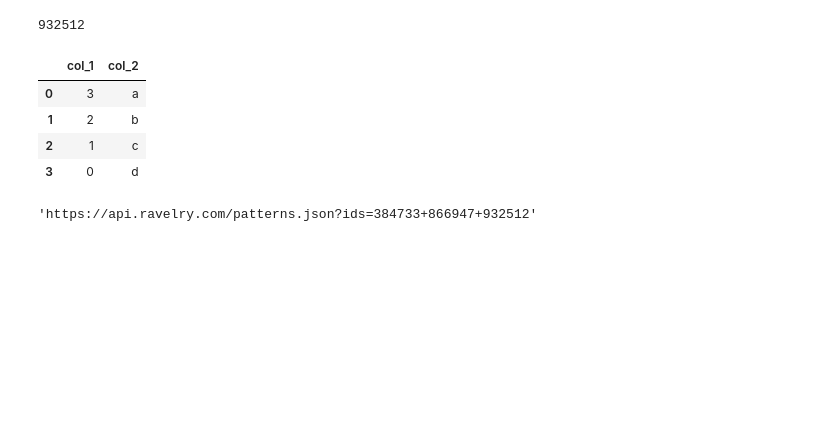
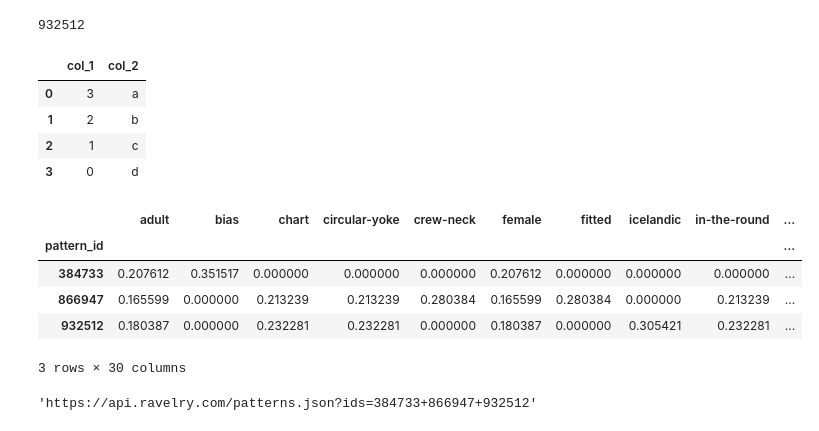
Before and after one commit to k-christensen/Ravelry, a Jupyter notebook: Ravelry_exp.ipynb, the cells around one changed output. Saved outputs shown, nothing was run; the diff lists cells and outputs as text; code cells hidden in the pictures; blank space fills up the shorter version.

Commit message:
created function to take pattern list and turn it into tf/idf df

```diff
--- a/Ravelry_exp.ipynb
+++ b/Ravelry_exp.ipynb
@@ -237,6 +237,48 @@ pd.DataFrame.from_dict(data)
 | 1 | 2 | b |
 | 2 | 1 | c |
 | 3 | 0 | d |
+# %%
+def pattern_list_to_tf_idf_df(pattern_list):
+#     create url to request from api
+    patterns_url = 'https://api.ravelry.com/patterns.json?ids={}'.format('+'.join(id_list))
+#     make the request to the api
+    patterns = requests.get(patterns_url,auth=
+                            (personal_keys.username(),
+                             personal_keys.password()))
+#     create a dictionary for the attributes for each pattern where each attribute = 1
+    attr_list = []
+    for key in patterns.json()['patterns'].keys():
+        attr_list.append({attr['permalink']:1
+                          for attr in patterns.json()
+                          ['patterns'][key]['pattern_attributes']})
+#     in case pattern list is list of strings, make it into list of integers
+    p_l = [int(item) for item in pattern_list]
+#     turn list of dictionaries into a dataframe, turn all the NaN values into zero so the dataframe is ones and zeroes
+    df_attr = pd.DataFrame(attr_list).fillna(0)
+#     make a new column that is the pattern id number for each pattern
+    df_attr['pattern_id'] = p_l
+#     set the pattern id number as the index
+    df_attr = df_attr.set_index('pattern_id')
+#     instate argument for the tf/idf transformer
+    tfidf = TfidfTransformer()
+#     transform dataframe into tf/idf array
+    tf_array = tfidf.fit_transform(df_attr).toarray()
+#     turn tf/idf array into dataframe
+    df_tf = pd.DataFrame(tf_array, columns=df_attr.columns)
+#     create pattern id column
+    df_tf['pattern_id'] = p_l
+#     set pattern id column as index of tf/idf dataframe
+    df_tf = df_tf.set_index('pattern_id')
+    return df_tf
+# %%
+pattern_list_to_tf_idf_df(id_list)
+# %% [output]
+|  | adult | bias | chart | circular-yoke | crew-neck | female | fitted | icelandic | in-the-round | ... |
+| pattern_id |  |  |  |  |  |  |  |  |  | ... |
+| 384733 | 0.207612 | 0.351517 | 0.000000 | 0.000000 | 0.000000 | 0.207612 | 0.000000 | 0.000000 | 0.000000 | ... |
+| 866947 | 0.165599 | 0.000000 | 0.213239 | 0.213239 | 0.280384 | 0.165599 | 0.280384 | 0.000000 | 0.213239 | ... |
+| 932512 | 0.180387 | 0.000000 | 0.232281 | 0.232281 | 0.000000 | 0.180387 | 0.000000 | 0.305421 | 0.232281 | ... |
+3 rows × 30 columns
 # %%
 id_list = ['384733', '866947', '932512']
 patterns_url = 'https://api.ravelry.com/patterns.json?ids={}'.format('+'.join(id_list))
```
Also changed, not shown: parts of 7 cells of this notebook, 1 other file.
